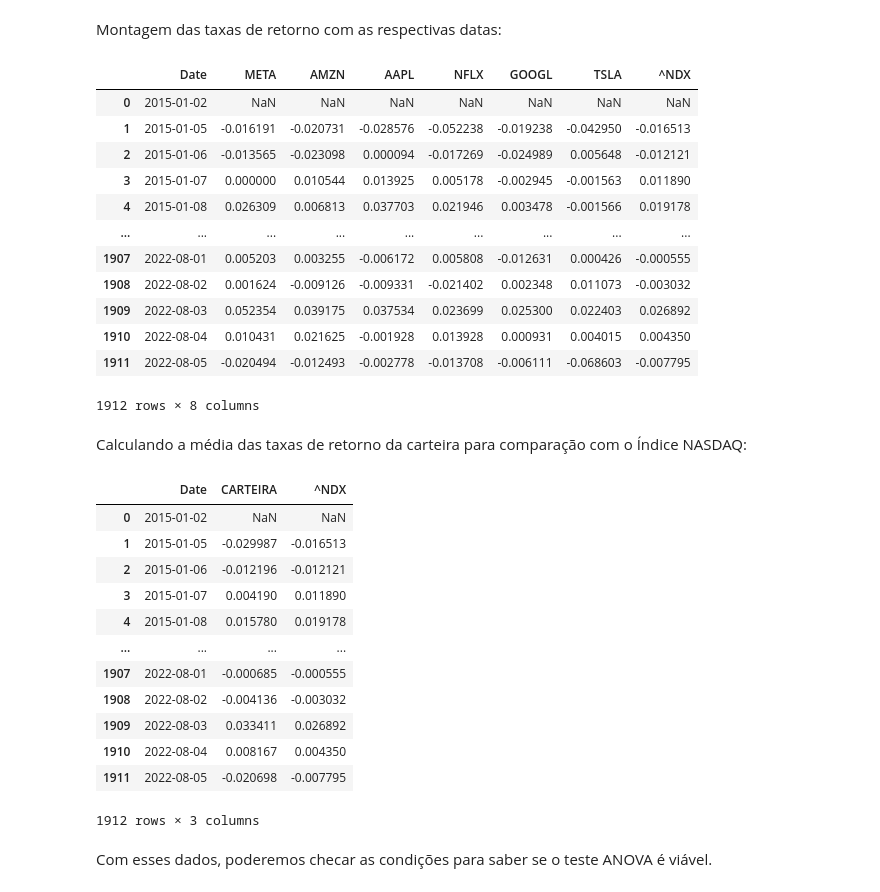
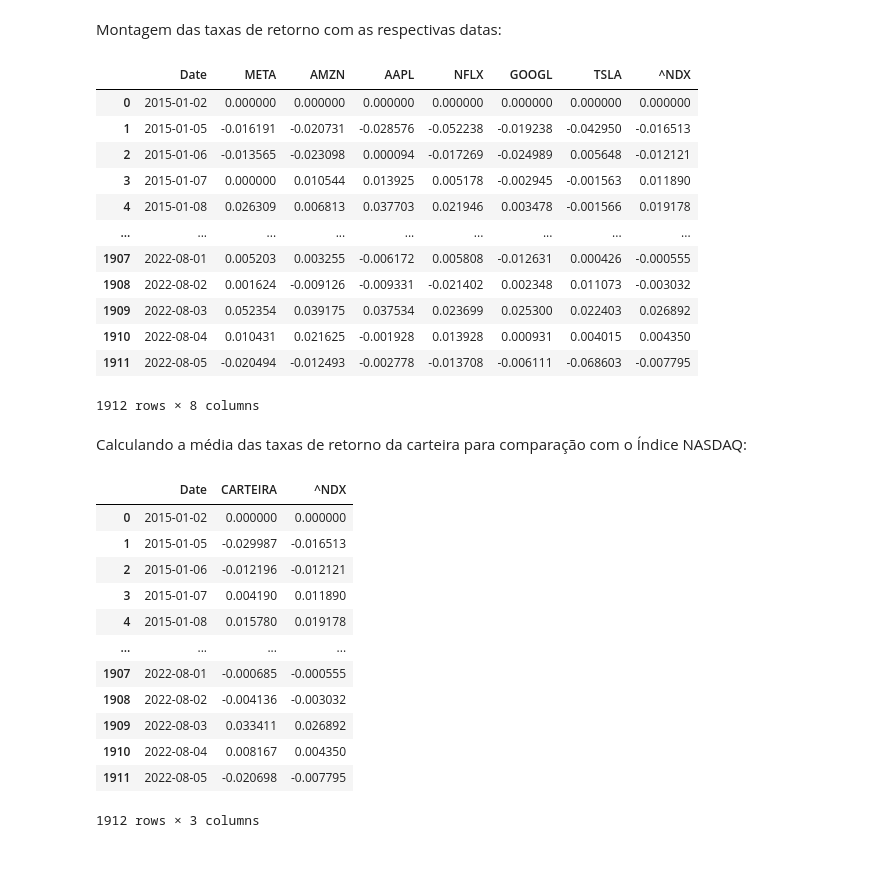
Before and after one commit to demetriusjube/ppca-aedi, a Jupyter notebook: anova/anova.ipynb, the cells around one changed output. Saved outputs shown, nothing was run; the diff lists cells and outputs as text; code cells hidden in the pictures; blank space fills up the shorter version.

```diff
--- a/anova/anova.ipynb
+++ b/anova/anova.ipynb
@@ -90,11 +91,12 @@ Montagem das taxas de retorno com as respectivas datas:
 # %%
 dataset_date = acoes_df.copy()
 date = dataset_date.filter(["Date"])
 taxas_retorno_date = pd.concat([date, taxas_retorno], axis=1)
+taxas_retorno_date = taxas_retorno_date.fillna(0)
 taxas_retorno_date
 # %% [output]
 |  | Date | META | AMZN | AAPL | NFLX | GOOGL | TSLA | ^NDX |
-| 0 | 2015-01-02 | NaN | NaN | NaN | NaN | NaN | NaN | NaN |
+| 0 | 2015-01-02 | 0.000000 | 0.000000 | 0.000000 | 0.000000 | 0.000000 | 0.000000 | 0.000000 |
 | 1 | 2015-01-05 | -0.016191 | -0.020731 | -0.028576 | -0.052238 | -0.019238 | -0.042950 | -0.016513 |
 | 2 | 2015-01-06 | -0.013565 | -0.023098 | 0.000094 | -0.017269 | -0.024989 | 0.005648 | -0.012121 |
 | 3 | 2015-01-07 | 0.000000 | 0.010544 | 0.013925 | 0.005178 | -0.002945 | -0.001563 | 0.011890 |
@@ -112,12 +114,12 @@ Calculando a média das taxas de retorno da carteira para comparação com o Ín
 taxas_retorno_date["CARTEIRA"] = (taxas_retorno_date['META'] + taxas_retorno_date['AMZN'] +
                                    taxas_retorno_date['AAPL'] + taxas_retorno_date['NFLX'] +
                                    taxas_retorno_date['GOOGL'] +taxas_retorno_date['TSLA'] )/6
-taxas_retorno_date
-taxas_retorno_port = taxas_retorno_date.filter(["Date", "CARTEIRA", '^NDX'])
+taxas_retorno_port = taxas_retorno_date.filter(["Date", "CARTEIRA", "^NDX"])
+taxas_retorno_port = taxas_retorno_port.fillna(0)
 taxas_retorno_port
 # %% [output]
 |  | Date | CARTEIRA | ^NDX |
-| 0 | 2015-01-02 | NaN | NaN |
+| 0 | 2015-01-02 | 0.000000 | 0.000000 |
 | 1 | 2015-01-05 | -0.029987 | -0.016513 |
 | 2 | 2015-01-06 | -0.012196 | -0.012121 |
 | 3 | 2015-01-07 | 0.004190 | 0.011890 |
@@ -129,5 +131,3 @@ taxas_retorno_port
 | 1910 | 2022-08-04 | 0.008167 | 0.004350 |
 | 1911 | 2022-08-05 | -0.020698 | -0.007795 |
 1912 rows × 3 columns
-# %% [markdown]
-Com esses dados, poderemos checar as condições para saber se o teste ANOVA é viável.
```
Also changed, not shown: parts of 5 cells of this notebook.
